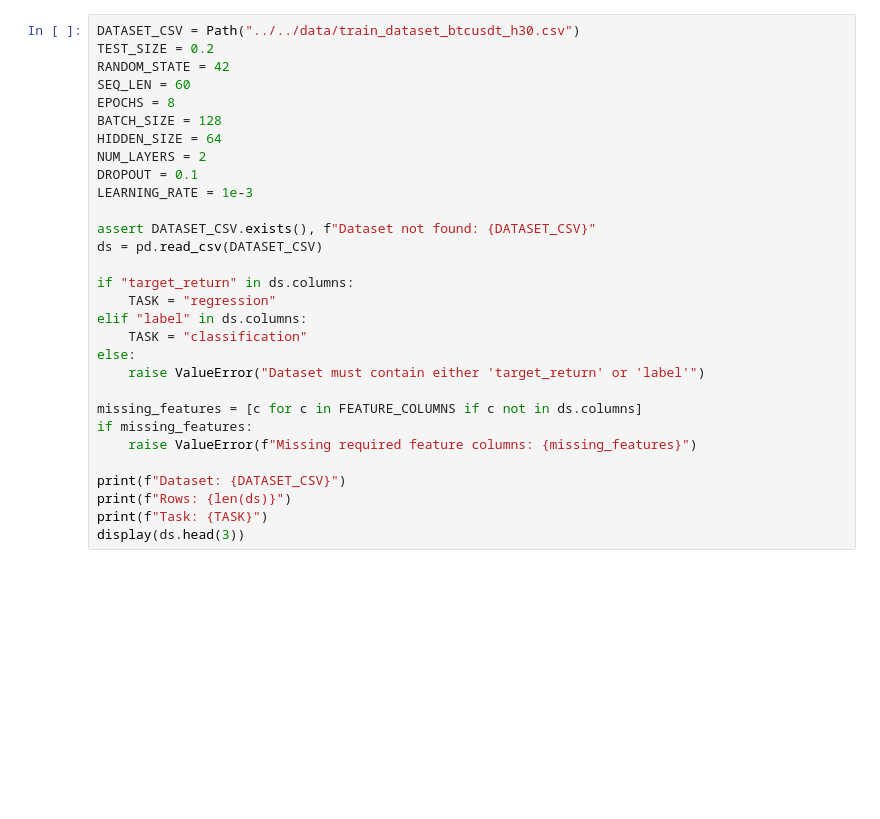
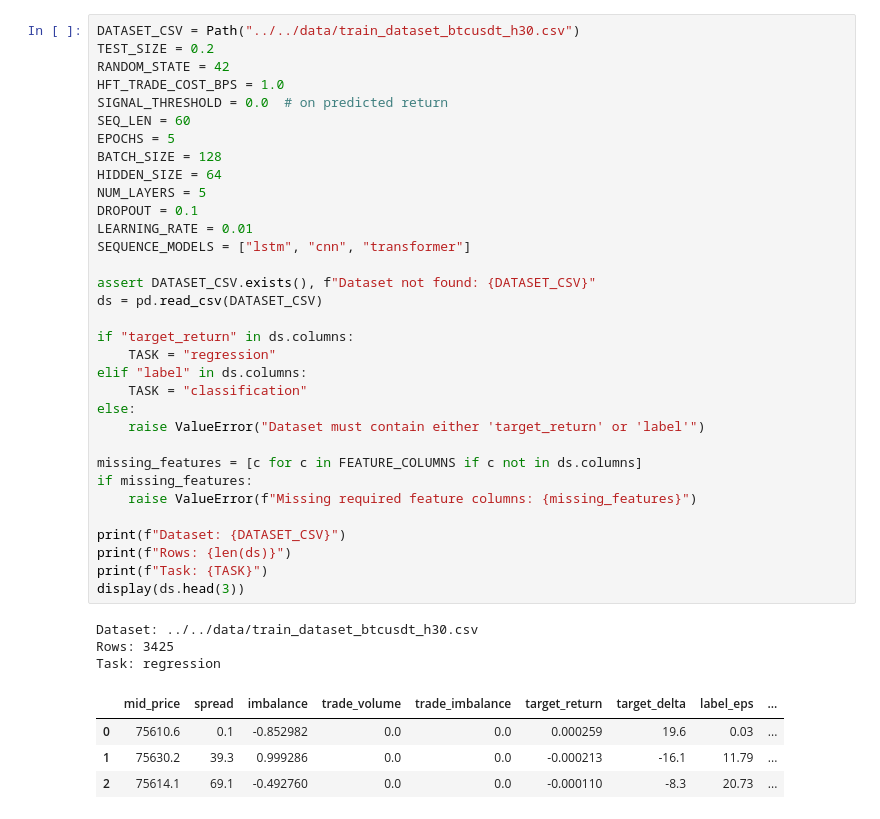
Before and after one commit to tuanpmcs/OkxTradingPlatformSample, a Jupyter notebook: ml_pipeline/notebooks/train_compare_models.ipynb, the cells around one changed output. Saved outputs shown, nothing was run; the diff lists cells and outputs as text; blank space fills up the shorter version.

```diff
--- a/ml_pipeline/notebooks/train_compare_models.ipynb
+++ b/ml_pipeline/notebooks/train_compare_models.ipynb
@@ -56,33 +86,44 @@ np.random.seed(42)
 # %%
 DATASET_CSV = Path("../../data/train_dataset_btcusdt_h30.csv")
 TEST_SIZE = 0.2
 RANDOM_STATE = 42
+HFT_TRADE_COST_BPS = 1.0
+SIGNAL_THRESHOLD = 0.0  # on predicted return
 SEQ_LEN = 60
-EPOCHS = 8
+EPOCHS = 5
 BATCH_SIZE = 128
 HIDDEN_SIZE = 64
-NUM_LAYERS = 2
+NUM_LAYERS = 5
 DROPOUT = 0.1
-LEARNING_RATE = 1e-3
+LEARNING_RATE = 0.01
+SEQUENCE_MODELS = ["lstm", "cnn", "transformer"]
 
 assert DATASET_CSV.exists(), f"Dataset not found: {DATASET_CSV}"
 ds = pd.read_csv(DATASET_CSV)
 
 if "target_return" in ds.columns:
     TASK = "regression"
 elif "label" in ds.columns:
     TASK = "classification"
 else:
     raise ValueError("Dataset must contain either 'target_return' or 'label'")
 
 missing_features = [c for c in FEATURE_COLUMNS if c not in ds.columns]
 if missing_features:
     raise ValueError(f"Missing required feature columns: {missing_features}")
 
 print(f"Dataset: {DATASET_CSV}")
 print(f"Rows: {len(ds)}")
 print(f"Task: {TASK}")
 display(ds.head(3))
+# %% [output]
+Dataset: ../../data/train_dataset_btcusdt_h30.csv
+Rows: 3425
+Task: regression
+|  | mid_price | spread | imbalance | trade_volume | trade_imbalance | target_return | target_delta | label_eps | ... |
+| 0 | 75610.6 | 0.1 | -0.852982 | 0.0 | 0.0 | 0.000259 | 19.6 | 0.03 | ... |
+| 1 | 75630.2 | 39.3 | 0.999286 | 0.0 | 0.0 | -0.000213 | -16.1 | 11.79 | ... |
+| 2 | 75614.1 | 69.1 | -0.492760 | 0.0 | 0.0 | -0.000110 | -8.3 | 20.73 | ... |
 # %%
 def regression_metrics(y_true: np.ndarray, y_pred: np.ndarray) -> dict[str, float]:
     mae = float(mean_absolute_error(y_true, y_pred))
```
Also changed, not shown: parts of 9 cells of this notebook, 35 other files.
